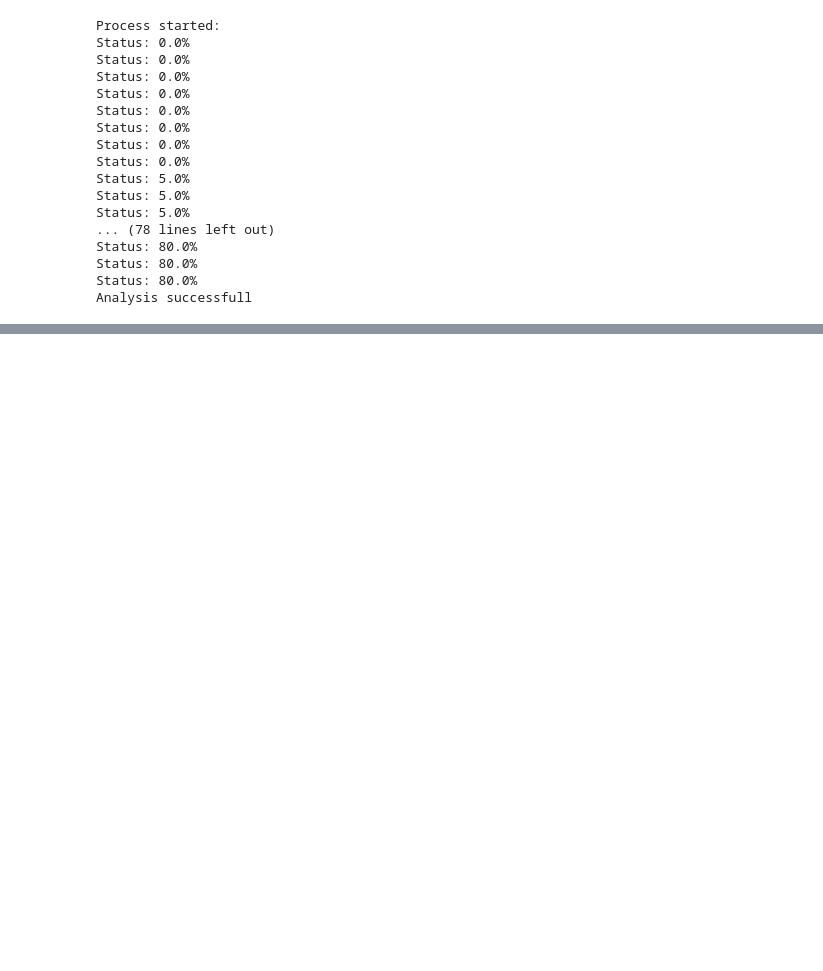
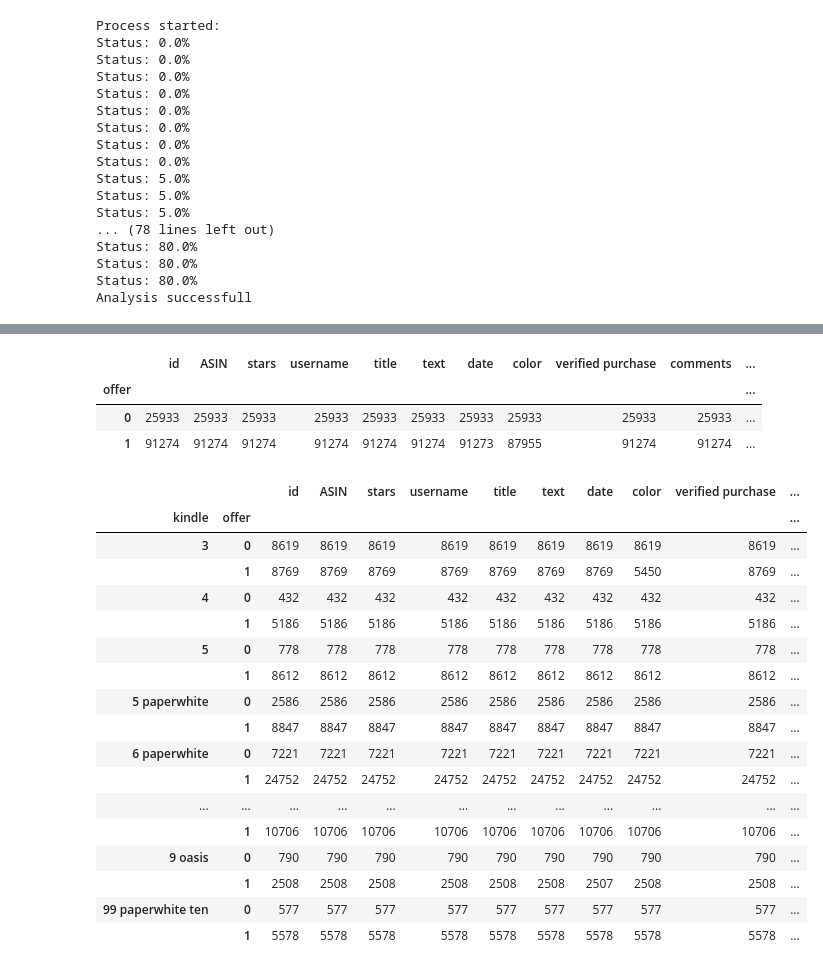
Before and after one commit to Jannis12324/mining_kindle_reviews, a Jupyter notebook: mining_kindle_reviews.ipynb, the cells around one changed output, grey strips where cells are left out. Saved outputs shown, nothing was run; the diff lists cells and outputs as text; code cells hidden in the pictures; blank space fills up the shorter version.

Commit message:
feat: function that analyzes how customers react on special offers.

```diff
--- a/mining_kindle_reviews.ipynb
+++ b/mining_kindle_reviews.ipynb
@@ -323,0 +328,14 @@ plt.show()
+# %%
+def spec_of(string):
+    """
+    helper function to look for "with" in a string.
+    """
+    with_spec = r"(With\s|with\s)"
+    if re.search(with_spec , str(string), re.IGNORECASE):
+        string = 1
+    else:
+        string = 0
+    return string
+# %%
+sf["offer type"] = sf["offer type"].astype(str)
+sf["offer"] = sf["offer type"].apply(spec_of)
@@ -323,0 +373,2 @@ plt.show()
+# %%
+sf = make_senti_analysis(sf)
@@ -323,0 +384,44 @@ plt.show()
+# %%
+sf.groupby("offer").count()
+# %% [output]
+|  | id | ASIN | stars | username | title | text | date | color | verified purchase | comments | ... |
+| offer |  |  |  |  |  |  |  |  |  |  | ... |
+| 0 | 25933 | 25933 | 25933 | 25933 | 25933 | 25933 | 25933 | 25933 | 25933 | 25933 | ... |
+| 1 | 91274 | 91274 | 91274 | 91274 | 91274 | 91274 | 91273 | 87955 | 91274 | 91274 | ... |
+# %%
+def rename(string):
+    if string == "oasis 9":
+        string = "9 oasis"
+    if string == "paperwhite 10":
+        string = "99 paperwhite ten"
+    if string == "voyage 7":
+        string = "7 voyage"
+    if string == "paperwhite 5":
+        string = "5 paperwhite"
+    if string == "paperwhite 6":
+        string = "6 paperwhite"
+    return string
+
+sf.kindle = sf.kindle.apply(rename)
+# %%
+gf = sf.groupby(["kindle", "offer"]).count()
+gf
+# %% [output]
+|  |  | id | ASIN | stars | username | title | text | date | color | verified purchase | ... |
+| kindle | offer |  |  |  |  |  |  |  |  |  | ... |
+| 3 | 0 | 8619 | 8619 | 8619 | 8619 | 8619 | 8619 | 8619 | 8619 | 8619 | ... |
+|  | 1 | 8769 | 8769 | 8769 | 8769 | 8769 | 8769 | 8769 | 5450 | 8769 | ... |
+| 4 | 0 | 432 | 432 | 432 | 432 | 432 | 432 | 432 | 432 | 432 | ... |
+|  | 1 | 5186 | 5186 | 5186 | 5186 | 5186 | 5186 | 5186 | 5186 | 5186 | ... |
+| 5 | 0 | 778 | 778 | 778 | 778 | 778 | 778 | 778 | 778 | 778 | ... |
+|  | 1 | 8612 | 8612 | 8612 | 8612 | 8612 | 8612 | 8612 | 8612 | 8612 | ... |
+| 5 paperwhite | 0 | 2586 | 2586 | 2586 | 2586 | 2586 | 2586 | 2586 | 2586 | 2586 | ... |
+|  | 1 | 8847 | 8847 | 8847 | 8847 | 8847 | 8847 | 8847 | 8847 | 8847 | ... |
+| 6 paperwhite | 0 | 7221 | 7221 | 7221 | 7221 | 7221 | 7221 | 7221 | 7221 | 7221 | ... |
+|  | 1 | 24752 | 24752 | 24752 | 24752 | 24752 | 24752 | 24752 | 24752 | 24752 | ... |
+| ... | ... | ... | ... | ... | ... | ... | ... | ... | ... | ... | ... |
+|  | 1 | 10706 | 10706 | 10706 | 10706 | 10706 | 10706 | 10706 | 10706 | 10706 | ... |
+| 9 oasis | 0 | 790 | 790 | 790 | 790 | 790 | 790 | 790 | 790 | 790 | ... |
+|  | 1 | 2508 | 2508 | 2508 | 2508 | 2508 | 2508 | 2507 | 2508 | 2508 | ... |
+| 99 paperwhite ten | 0 | 577 | 577 | 577 | 577 | 577 | 577 | 577 | 577 | 577 | ... |
+|  | 1 | 5578 | 5578 | 5578 | 5578 | 5578 | 5578 | 5578 | 5578 | 5578 | ... |
```
Also changed, not shown: parts of 12 cells of this notebook, 1 other file.
